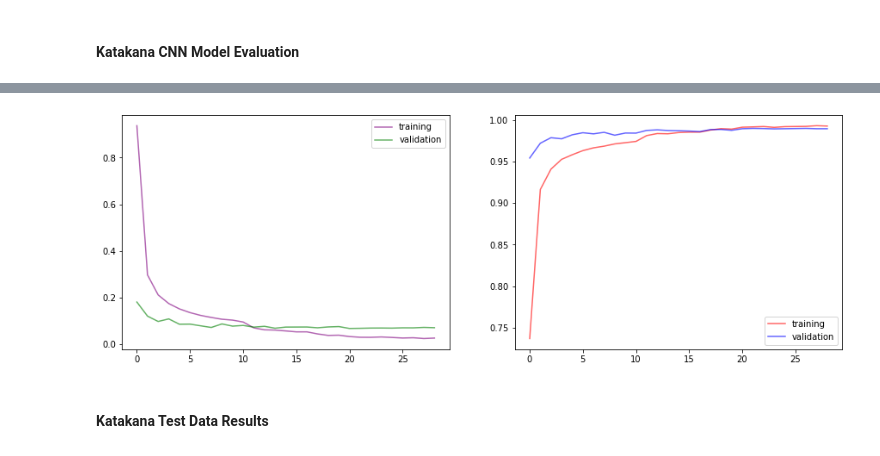
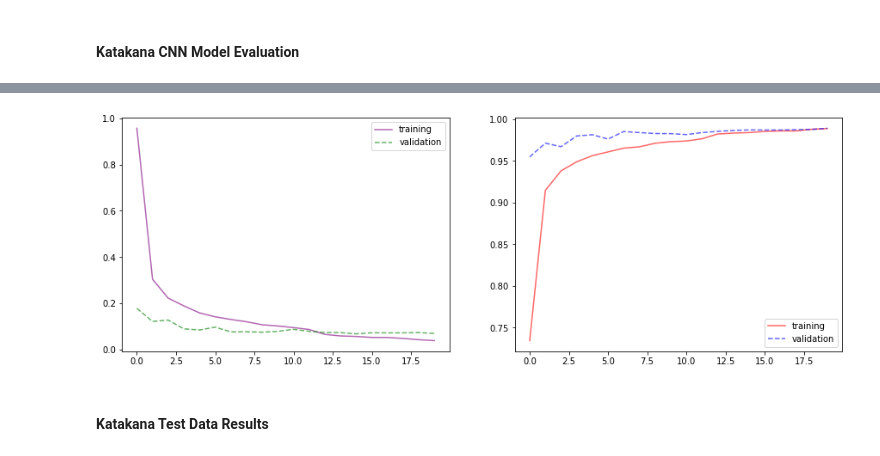
Before and after one commit to Mynusjanai/kana_recognition, a Jupyter notebook: kana_recognition_workbook.ipynb, the cells around one changed output, grey strips where cells are left out. Cells and saved outputs as stored; diff of their text form; code cells hidden in the pictures.

```diff
--- a/kana_recognition_workbook.ipynb
+++ b/kana_recognition_workbook.ipynb
@@ -771,26 +825,20 @@ NameError: name 'kanji_test_acc' is not defined
 # %%
 katakana_model = models.Sequential()
 
-katakana_model.add(layers.Conv2D(32, (3, 3), padding = 'same', input_shape = katakana_shape, data_format = 'channels_last'))
-katakana_model.add(Activation('relu'))
-katakana_model.add(layers.Conv2D(32, (3, 3), padding = 'same'))
-katakana_model.add(Activation('relu'))
+katakana_model.add(layers.Conv2D(32, (3, 3), activation = 'relu', padding = 'same', input_shape = katakana_shape, data_format = 'channels_last'))
 katakana_model.add(layers.MaxPooling2D((2, 2)))
+katakana_model.add(layers.Conv2D(32, (3, 3), activation = 'relu', padding = 'same'))
 katakana_model.add(Dropout(0.2))
 
-katakana_model.add(layers.Conv2D(64, (3, 3), padding = 'same'))
-katakana_model.add(Activation('relu'))
-katakana_model.add(layers.Conv2D(64, (3, 3), padding = 'same'))
-katakana_model.add(Activation('relu'))
+katakana_model.add(layers.Conv2D(64, (3, 3), activation = 'relu', padding = 'same'))
 katakana_model.add(layers.MaxPooling2D((2, 2)))
+katakana_model.add(layers.Conv2D(64, (3, 3), activation = 'relu', padding = 'same'))
 katakana_model.add(Dropout(0.2))
 
 katakana_model.add(Flatten())
-katakana_model.add(Dense(256))
-katakana_model.add(Activation('relu'))
+katakana_model.add(layers.Dense(256, activation = 'relu'))
 katakana_model.add(Dropout(0.2))
-katakana_model.add(Dense(katakana_class))
-katakana_model.add(Activation('softmax'))
+katakana_model.add(layers.Dense(katakana_class, activation = 'softmax'))
 # %%
 katakana_model.summary()
 # %% [output]
@@ -812,12 +860,13 @@ Trainable params: 2,436,366
 Non-trainable params: 0
 _________________________________________________________________
 # %%
-katakana_es = EarlyStopping(patience = 8, verbose = 1, restore_best_weights = True)
+# Callbacks
+katakana_es = EarlyStopping(patience = 5, verbose = 1, restore_best_weights = True)
 katakana_lr = ReduceLROnPlateau(factor = 0.5, patience = 3, verbose = 1)
 # %%
 katakana_model.compile(loss = 'categorical_crossentropy', optimizer = 'adam', metrics = ['accuracy'])
 
 katakana_results = katakana_model.fit(katakana_datagen.flow(katakana_X_train, katakana_y_train, batch_size = 32),
-          epochs = 30, callbacks = (katakana_es, katakana_lr), validation_data = (katakana_X_val, katakana_y_val))
+          epochs = 30, callbacks = (katakana_es, katakana_lr, tensorboard_callback), validation_data = (katakana_X_val, katakana_y_val))
 # %% [output]
 Epoch 1/30
@@ -850,13 +899,13 @@ fig, (ax1, ax2) = plt.subplots(1,2,figsize=(15,5))
 
 
 sns.lineplot(x = list(range(len(katakana_training_loss))),
-             y = katakana_training_loss, color = 'purple', alpha = 0.6, label='training', ax = ax1)
+             y = katakana_training_loss, color = 'purple', alpha = 0.6, label = 'training', ax = ax1)
 sns.lineplot(x = list(range(len(katakana_val_loss))),
-             y = katakana_val_loss, color = 'green', alpha = 0.6, label = 'validation', ax = ax1)
+             y = katakana_val_loss, color = 'green', alpha = 0.6, linestyle = 'dashed', label = 'validation', ax = ax1)
 sns.lineplot(x = list(range(len(katakana_training_loss))),
              y = katakana_training_accuracy, color = 'r', alpha = 0.6, label = 'training', ax = ax2)
 sns.lineplot(x = list(range(len(katakana_val_loss))),
-             y = katakana_val_accuracy, color = 'b', alpha = 0.6, label = 'validation', ax = ax2)
+             y = katakana_val_accuracy, color = 'b', alpha = 0.6, linestyle = 'dashed', label = 'validation', ax = ax2)
 # plt.savefig('img/katakana_loss_acc.png')
 ax1.legend();
 # %% [output]
@@ -863,4 +914,4 @@ ax1.legend();
-[figure, old version]
+[figure, new version]
 # %% [markdown]
 #### Katakana Test Data Results
 # %%
```
Also changed, not shown: parts of 39 cells of this notebook, 52 other files.
